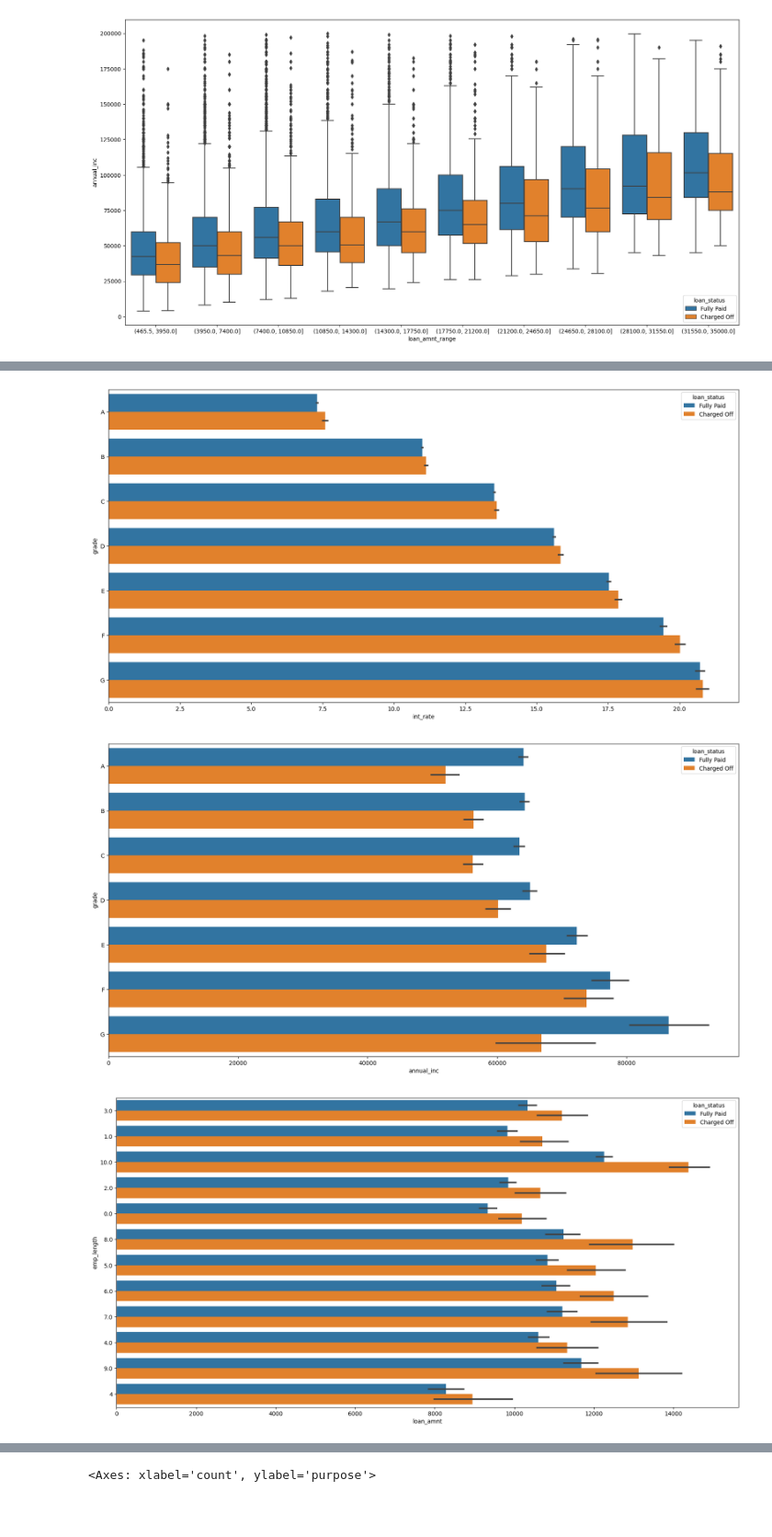
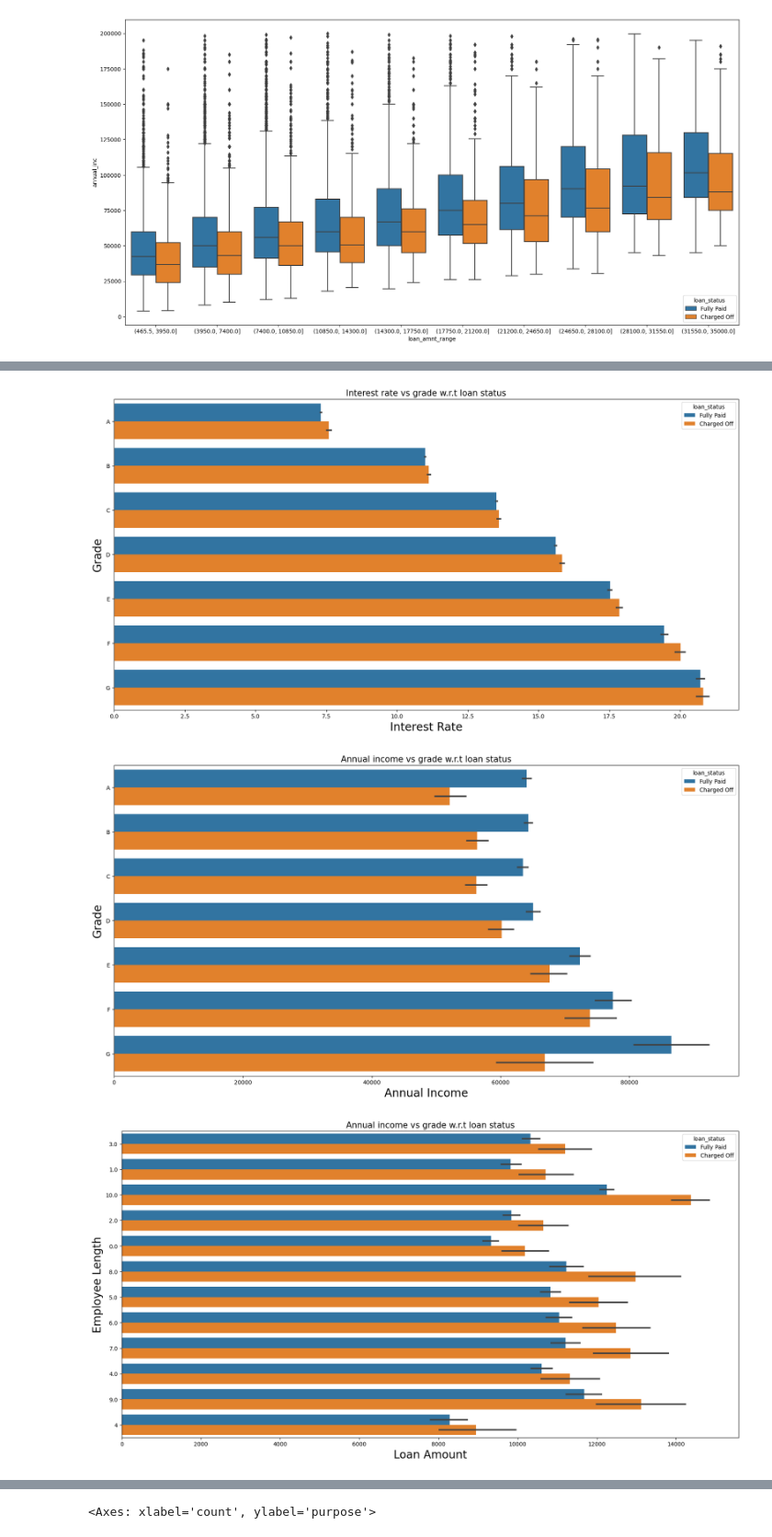
Before and after one commit to MT2012039/Lending_Club_Case_Study, a Jupyter notebook: Debargha_Chandrika.ipynb, the cells around one changed output, grey strips where cells are left out. Shown at 92% size. Saved outputs shown, nothing was run; the diff lists cells and outputs as text; code cells hidden in the pictures; blank space fills up the shorter version.

```diff
--- a/Debargha_Chandrika.ipynb
+++ b/Debargha_Chandrika.ipynb
@@ -655,28 +682,37 @@ plt.show()
 # %%
 # Int rate vs grade w.r.t loan status
 plt.figure(figsize=(20,10))
-sns.barplot(data =ldf,x='int_rate', y='grade', hue ='loan_status', order=['A','B','C','D','E','F','G'])
+ax=sns.barplot(data =ldf,x='int_rate', y='grade', hue ='loan_status', order=['A','B','C','D','E','F','G'])
+ax.set_xlabel('Interest Rate',size = 20)
+ax.set_ylabel('Grade',size = 20)
+ax.set_title( "Interest rate vs grade w.r.t loan status",size = 15)
 plt.show()
 # %% [output]
-[figure, old version]
+[figure, new version]
 # %%
 # Annualincome vs grade w.r.t loan status
 plt.figure(figsize=(20,10))
-sns.barplot(data =ldf,x='annual_inc', y='grade', hue ='loan_status', order=['A','B','C','D','E','F','G'])
+ax=sns.barplot(data =ldf,x='annual_inc', y='grade', hue ='loan_status', order=['A','B','C','D','E','F','G'])
+ax.set_xlabel('Annual Income',size = 20)
+ax.set_ylabel('Grade',size = 20)
+ax.set_title( "Annual income vs grade w.r.t loan status",size = 15)
 plt.show()
 # From this and above graph we can say that grade G is for people with high income, high loan amount and has high interest rate.
 # We also see that for grade G, the people with annual income less than equal to 70K and interest rate more than 20% tend to default. Hence at high risk
 # %% [output]
-[figure, old version]
+[figure, new version]
 # %%
 # loan amount vs emp length w.r.t loan status
 plt.figure(figsize=(20,10))
-sns.barplot(data =ldf,x='loan_amnt', y='emp_length', hue ='loan_status')
+ax=sns.barplot(data =ldf,x='loan_amnt', y='emp_length', hue ='loan_status')
+ax.set_xlabel('Loan Amount',size = 20)
+ax.set_ylabel('Employee Length',size = 20)
+ax.set_title( "Annual income vs grade w.r.t loan status",size = 15)
 plt.show()
 # We can see that people with more employment length has received an approved loan of higher amounts compared to others.
 # People with 10+ emp length and a loan amount of more than 12K tends to default. Thus we can say that loan amount of more than 12K can not be approved just on the basis of emp length. Emp length along with other variables can be used to determine the risk factor.
 # %% [output]
-[figure, old version]
+[figure, new version]
 # %%
 # loan amount vs home owneship w.r.t loan status
 plt.figure(figsize=(20,10))
```
Also changed, not shown: parts of 32 cells of this notebook, 1 other file.
